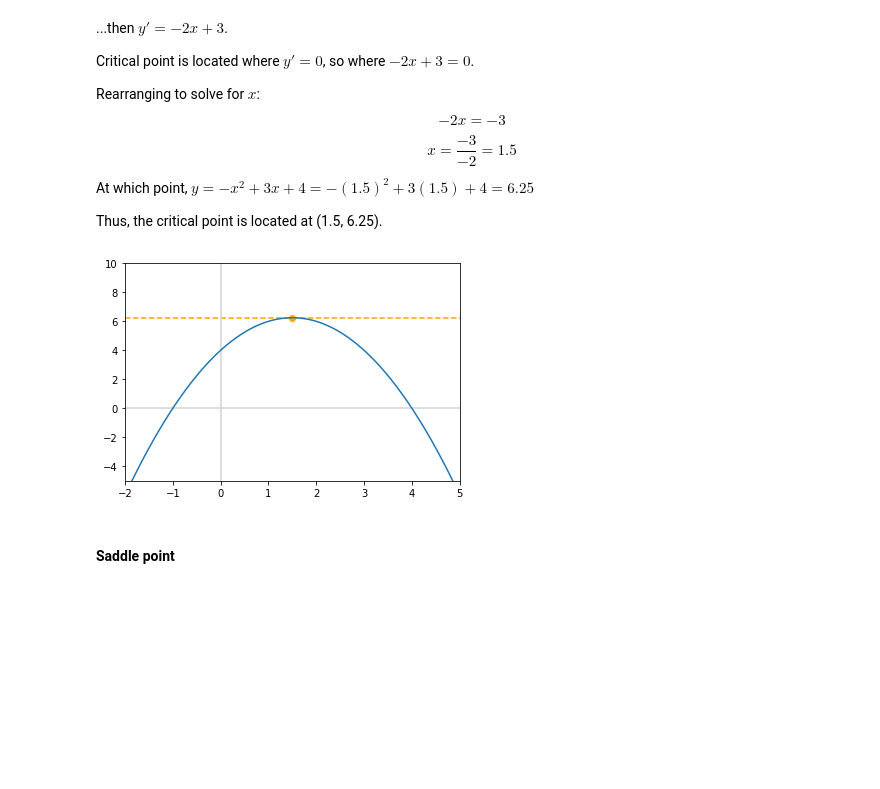
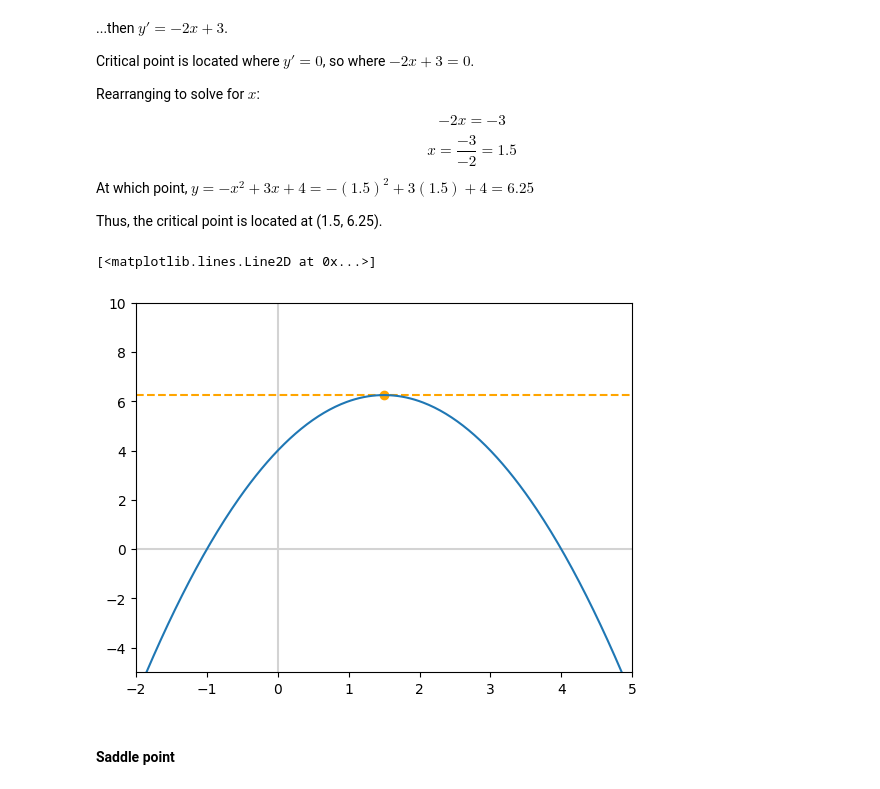
Before and after one commit to toliyang/AI_ML, a Jupyter notebook: ML foundation/8_optimization.ipynb, the cells around one changed output. Cells and saved outputs as stored; diff of their text form; code cells hidden in the pictures; blank space fills up the shorter version.

```diff
--- a/ML foundation/8_optimization.ipynb
+++ b/ML foundation/8_optimization.ipynb
@@ -183,18 +184,19 @@ Thus, the critical point is located at (1.5, 6.25).
 # %%
 fig, ax = plt.subplots()
 
 plt.scatter(1.5, 6.25, c='orange')
 plt.axhline(y=6.25, c='orange', linestyle='--')
 
 plt.axvline(x=0, c='lightgray')
 plt.axhline(y=0, c='lightgray')
 
 ax.set_xlim(-2, 5)
 ax.set_ylim(-5, 10)
 
-_ = ax.plot(x, y_max)
+ax.plot(x, y_max)
 # %% [output]
+[<matplotlib.lines.Line2D at 0x...>]
-[figure, old version]
+[figure, new version]
 # %% [markdown]
 #### Saddle point
 # %% [markdown]
```
Also changed, not shown: parts of 1 cell of this notebook.
